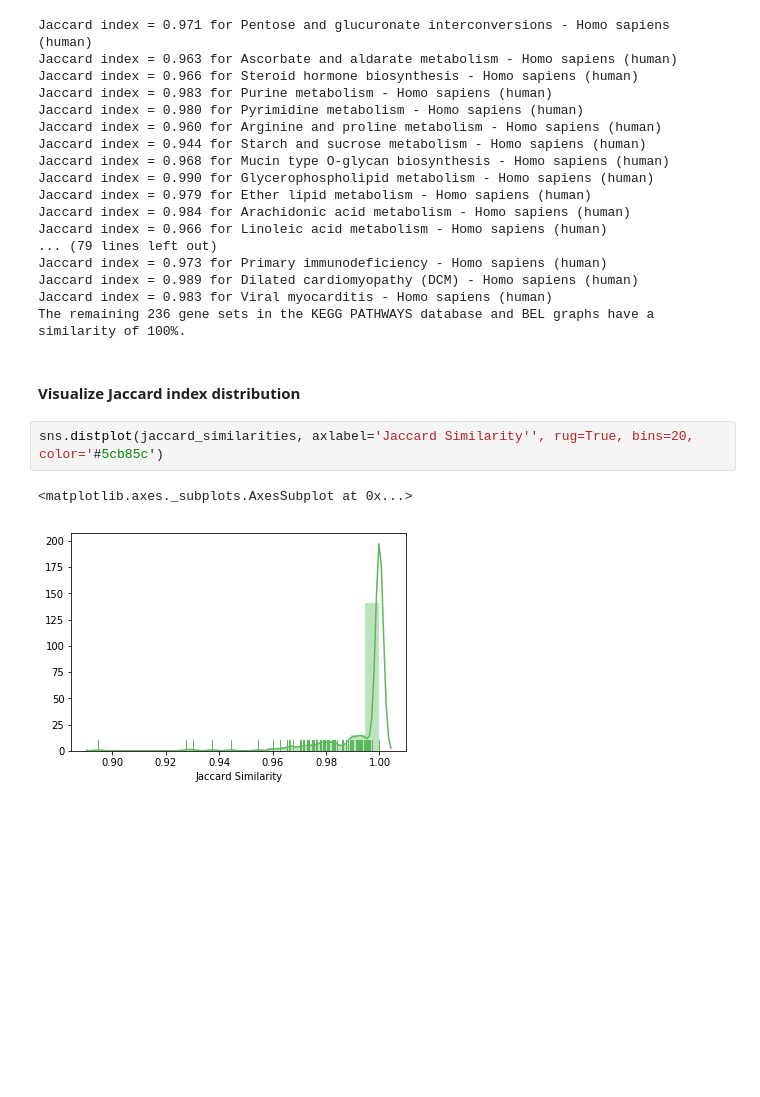
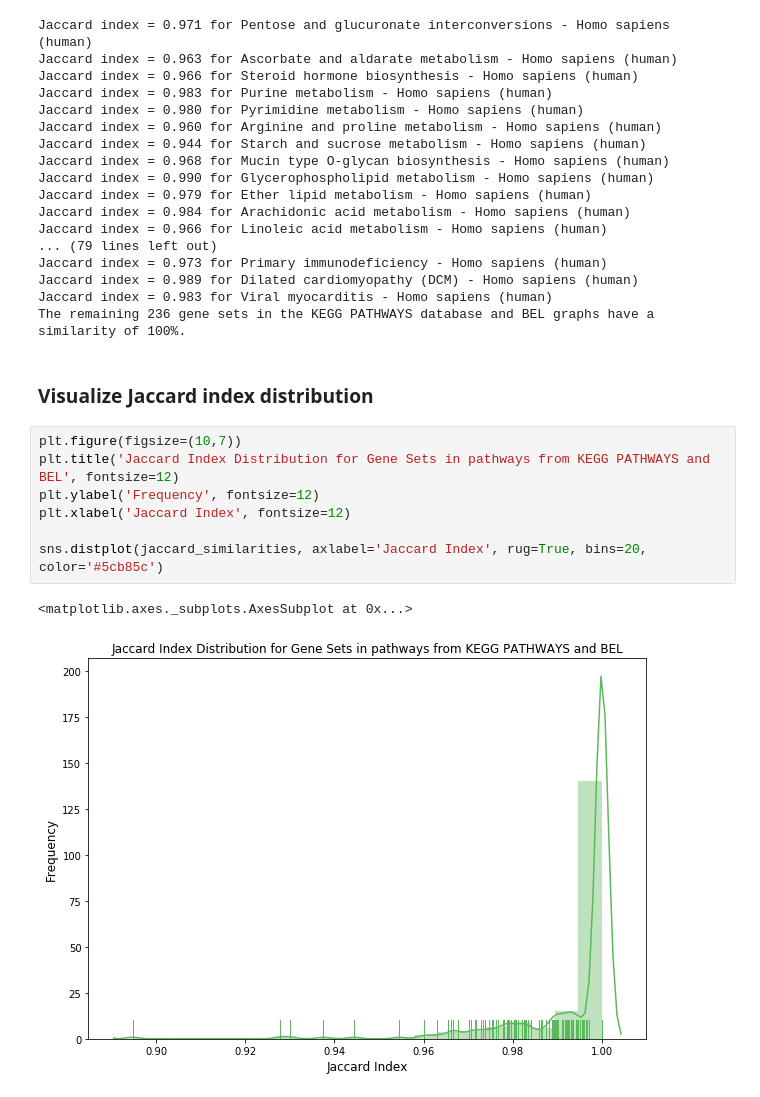
Before and after one commit to PathwayMerger/PathMe-Resources, a Jupyter notebook: notebooks/kegg/kegg_gene_sets.ipynb, the cells around one changed output. Saved outputs shown, nothing was run; the diff lists cells and outputs as text; blank space fills up the shorter version.

Commit message:
add distributions

```diff
--- a/notebooks/kegg/kegg_gene_sets.ipynb
+++ b/notebooks/kegg/kegg_gene_sets.ipynb
@@ -119,9 +120,14 @@ Jaccard index = 0.989 for Dilated cardiomyopathy (DCM) - Homo sapiens (human)
 Jaccard index = 0.983 for Viral myocarditis - Homo sapiens (human)
 The remaining 236 gene sets in the KEGG PATHWAYS database and BEL graphs have a similarity of 100%.
 # %% [markdown]
-#### Visualize Jaccard index distribution
+### Visualize Jaccard index distribution
-# %%
-sns.distplot(jaccard_similarities, axlabel='Jaccard Similarity'', rug=True, bins=20, color='#5cb85c')
-# %% [output]
-<matplotlib.axes._subplots.AxesSubplot at 0x...>
-[figure, removed]
+# %%
+plt.figure(figsize=(10,7))
+plt.title('Jaccard Index Distribution for Gene Sets in pathways from KEGG PATHWAYS and BEL', fontsize=12)
+plt.ylabel('Frequency', fontsize=12)
+plt.xlabel('Jaccard Index', fontsize=12)
+
+sns.distplot(jaccard_similarities, axlabel='Jaccard Index', rug=True, bins=20, color='#5cb85c')
+# %% [output]
+<matplotlib.axes._subplots.AxesSubplot at 0x...>
+[figure, added]
```
Also changed, not shown: parts of 2 cells of this notebook.
